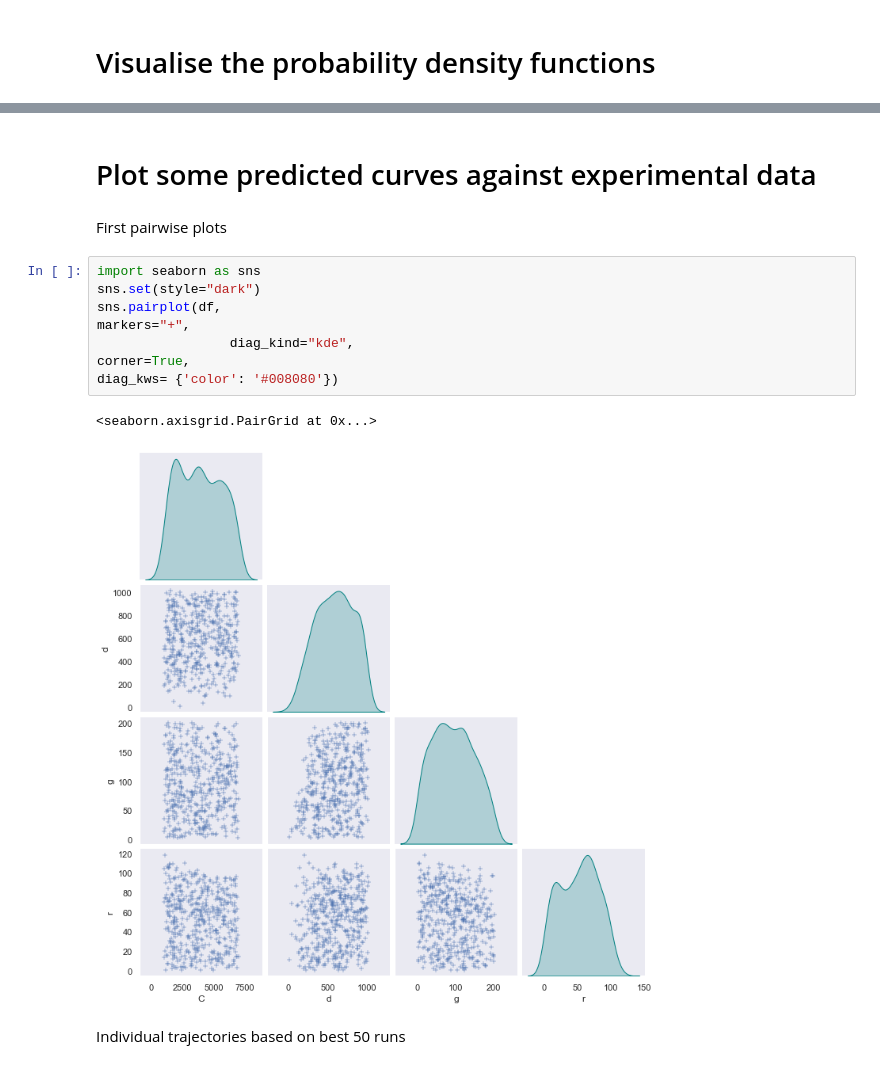
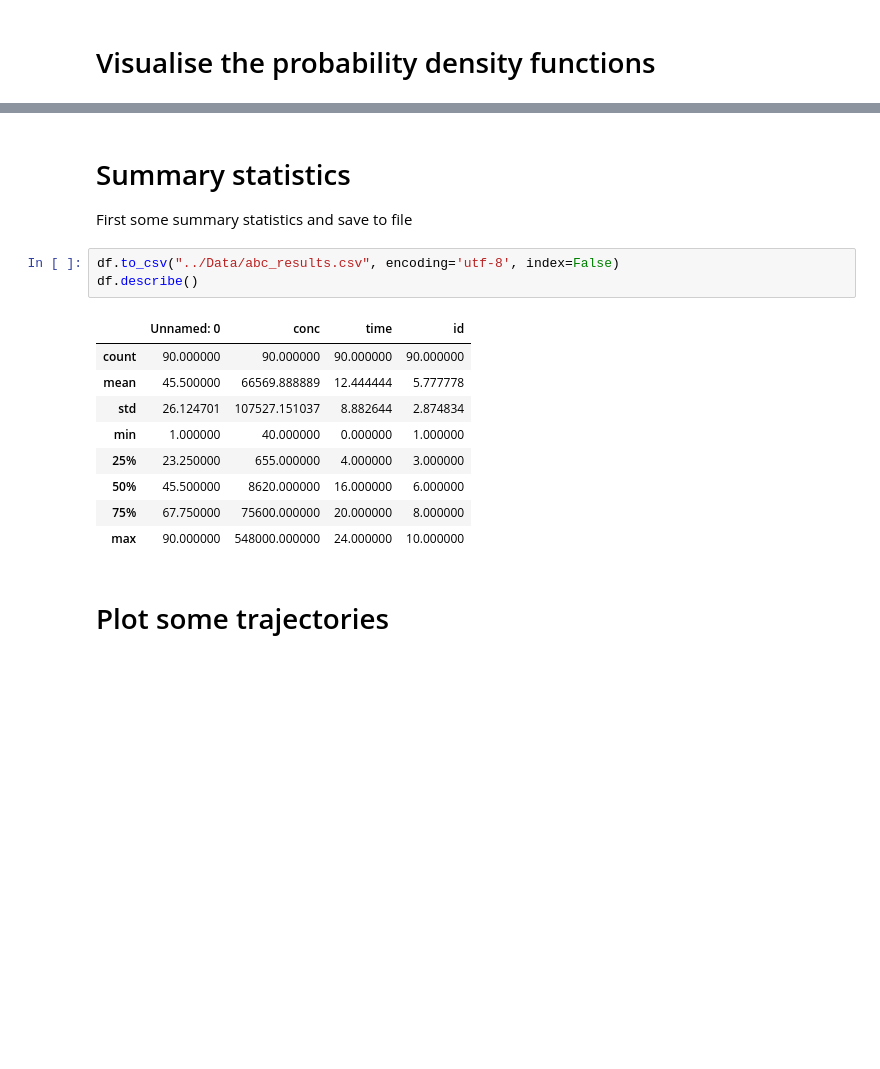
Before and after one commit to MarcoFelipeKing/Zoono, a Jupyter notebook: Code/vanilla_pyABC.ipynb, the cells around one changed output, grey strips where cells are left out. Cells and saved outputs as stored; diff of their text form; blank space fills up the shorter version.

```diff
--- a/Code/vanilla_pyABC.ipynb
+++ b/Code/vanilla_pyABC.ipynb
@@ -168,17 +169,19 @@ df.describe()
+# %% [markdown]
+# Summary statistics
+
+First some summary statistics and save to file
+# %%
+df.to_csv("../Data/abc_results.csv", encoding='utf-8', index=False)
+df.describe()
+# %% [output]
+|  | Unnamed: 0 | conc | time | id |
+| count | 90.000000 | 90.000000 | 90.000000 | 90.000000 |
+| mean | 45.500000 | 66569.888889 | 12.444444 | 5.777778 |
+| std | 26.124701 | 107527.151037 | 8.882644 | 2.874834 |
+| min | 1.000000 | 40.000000 | 0.000000 | 1.000000 |
+| 25% | 23.250000 | 655.000000 | 4.000000 | 3.000000 |
+| 50% | 45.500000 | 8620.000000 | 16.000000 | 6.000000 |
+| 75% | 67.750000 | 75600.000000 | 20.000000 | 8.000000 |
+| max | 90.000000 | 548000.000000 | 24.000000 | 10.000000 |
 # %% [markdown]
-# Plot some predicted curves against experimental data
+# Plot some trajectories
-# %% [markdown]
-First pairwise plots
-# %%
-import seaborn as sns
-sns.set(style="dark")
-sns.pairplot(df,
-markers="+",
-                 diag_kind="kde",
-corner=True,
-diag_kws= {'color': '#008080'})
-# %% [output]
-<seaborn.axisgrid.PairGrid at 0x...>
-[figure, removed]
-# %% [markdown]
-Individual trajectories based on best 50 runs
```
Also changed, not shown: parts of 17 cells of this notebook.
